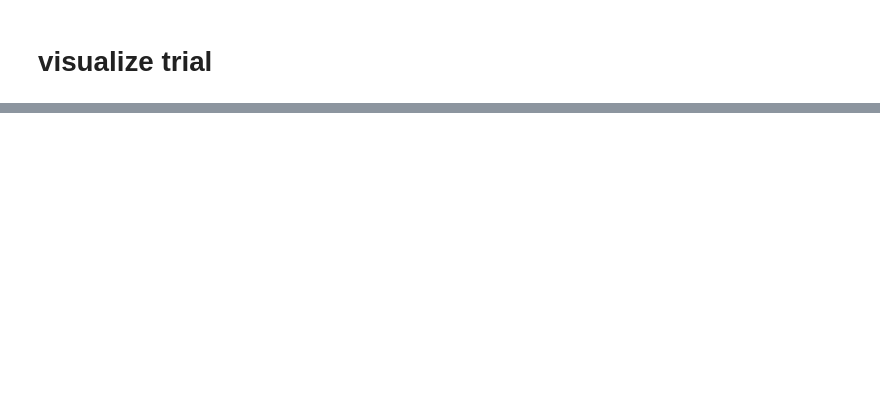
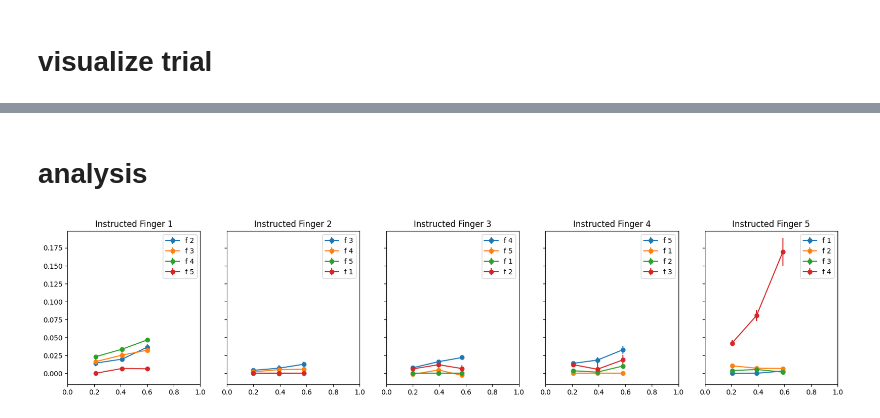
Before and after one commit to alighavam/finger_individuation, a Jupyter notebook: individuation.ipynb, the cells around one changed output, grey strips where cells are left out. Cells and saved outputs as stored; diff of their text form; code cells hidden in the pictures; blank space fills up the shorter version.

```diff
--- a/individuation.ipynb
+++ b/individuation.ipynb
@@ -81,0 +113,60 @@ ax.axvline(x=long['arduino_time'].values[go_cue], color='r', linestyle='--', alp
+# %% [markdown]
+# analysis
+# %%
+df = pd.read_csv(os.path.join(analysisDir, 's101.csv'))
+force_centers = [0.2, 0.4, 0.6]
+
+# non-instructed finger avg_force vs instructed finger avg_force
+fig, ax = plt.subplots(nrows=1, ncols=5, figsize=(20,4), sharey=True)
+for f in range(1, 6):
+    x = []
+    xerr = []
+    y1 = []
+    y1err = []
+    y2 = []
+    y2err = []
+    y3 = []
+    y3err = []
+    y4 = []
+    y4err = []
+    for fc in force_centers:
+        rows = (df['instructed_hand']==1) & (df['instructed_finger']==f) & (df['force_center']==fc) & (df['success']==1)
+        avg_forces = df[rows][['r1', 'r2', 'r3', 'r4', 'r5']].values
+        baseline = df[rows][['Br1', 'Br2', 'Br3', 'Br4', 'Br5']].values
+
+        force = avg_forces - baseline
+
+        x_mean = np.mean(force[:,f-1])
+        x_err = np.std(force[:,f-1]) / np.sqrt(force.shape[0])
+        x.append(x_mean)
+        xerr.append(x_err)
+
+        y1_mean = np.mean(force[:,(f)%5])
+        y1_err = np.std(force[:,(f)%5]) / np.sqrt(force.shape[0])
+        y2_mean = np.mean(force[:,(f+1)%5])
+        y2_err = np.std(force[:,(f+1)%5]) / np.sqrt(force.shape[0])
+        y3_mean = np.mean(force[:,(f+2)%5])
+        y3_err = np.std(force[:,(f+2)%5]) / np.sqrt(force.shape[0])
+        y4_mean = np.mean(force[:,(f+3)%5])
+        y4_err = np.std(force[:,(f+3)%5]) / np.sqrt(force.shape[0])
+
+        y1.append(y1_mean)
+        y2.append(y2_mean)
+        y3.append(y3_mean)
+        y4.append(y4_mean)
+
+        y1err.append(y1_err)
+        y2err.append(y2_err)
+        y3err.append(y3_err)
+        y4err.append(y4_err)
+
+    ax[f-1].errorbar(x, y1, xerr=xerr, yerr=y1err, fmt='o-', label='f '+str((f)%5+1))
+    ax[f-1].errorbar(x, y2, xerr=xerr, yerr=y2err, fmt='o-', label='f '+str((f+1)%5+1))
+    ax[f-1].errorbar(x, y3, xerr=xerr, yerr=y3err, fmt='o-', label='f '+str((f+2)%5+1))
+    ax[f-1].errorbar(x, y4, xerr=xerr, yerr=y4err, fmt='o-', label='f '+str((f+3)%5+1))
+    ax[f-1].set_title('Instructed Finger '+str(f))
+    ax[f-1].set_xlim([0, 1])
+    # legend:
+    ax[f-1].legend()
+# %% [output]
+[figure, added]
```
Also changed, not shown: parts of 6 cells of this notebook, 4 other files.
